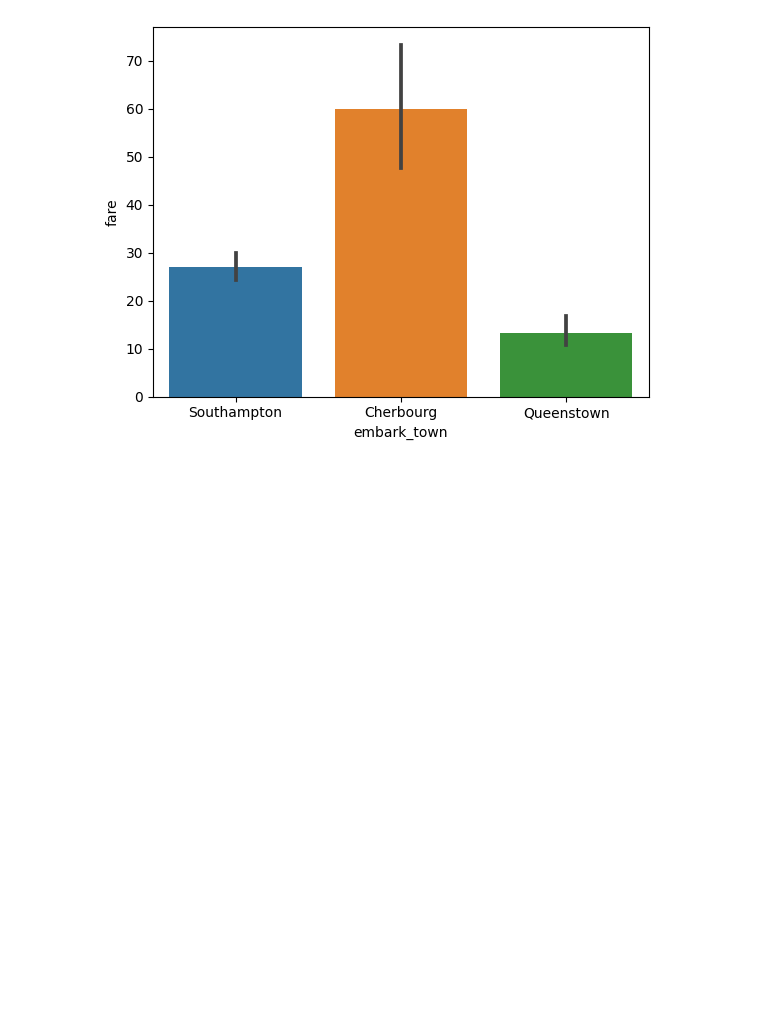
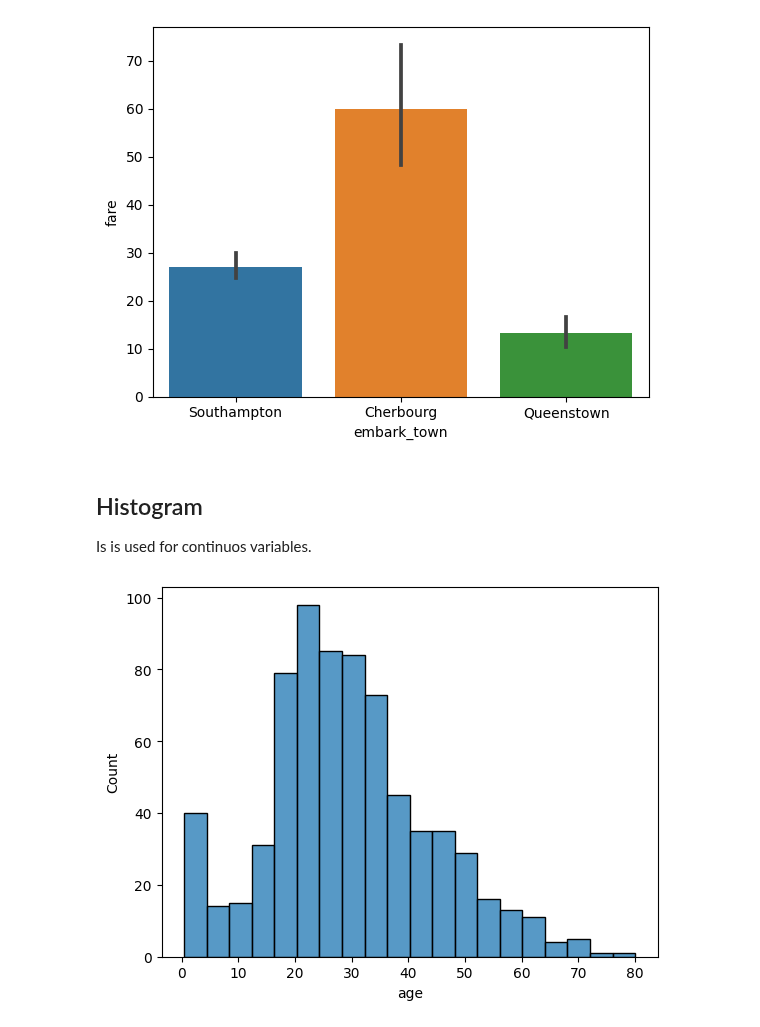
Before and after one commit to Volscente/cheat_sheets, a Jupyter notebook: notebooks/seaborn.ipynb, the cells around one changed output. Saved outputs shown, nothing was run; the diff lists cells and outputs as text; code cells hidden in the pictures; blank space fills up the shorter version.

```diff
--- a/notebooks/seaborn.ipynb
+++ b/notebooks/seaborn.ipynb
@@ -34,3 +48,11 @@ _ = sns.countplot(data=data, x='embark_town')
 _ = sns.barplot(data=data, x='embark_town', y='fare')
 # %% [output]
 [figure]
+# %% [markdown]
+## Histogram
+
+Is is used for continuos variables.
+# %%
+_ = sns.histplot(data=data, x='age')
+# %% [output]
+[figure, added]
```
Also changed, not shown: parts of 4 cells of this notebook.
